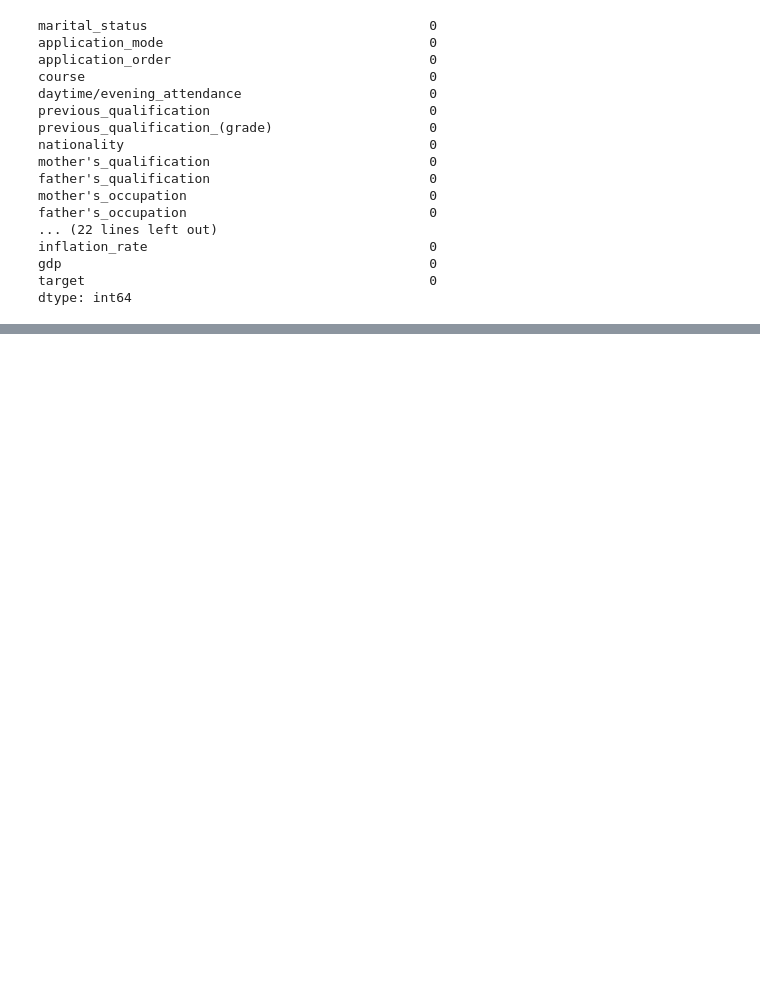
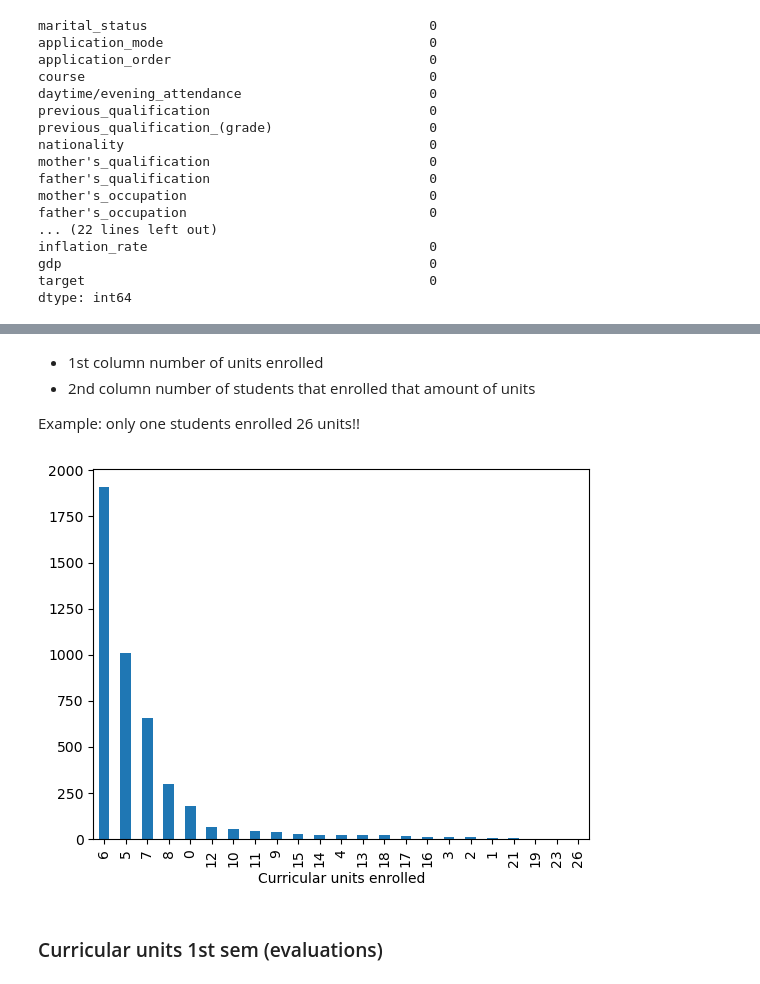
Before and after one commit to AndreJacobsPy/ai-academy-capstone, a Jupyter notebook: exploration.ipynb, the cells around one changed output, grey strips where cells are left out. Cells and saved outputs as stored; diff of their text form; code cells hidden in the pictures; blank space fills up the shorter version.

```diff
--- a/exploration.ipynb
+++ b/exploration.ipynb
@@ -662,0 +799,11 @@ dtype: int64
+# %% [markdown]
+- 1st column number of units enrolled
+- 2nd column number of students that enrolled that amount of units
+
+Example: only one students enrolled 26 units!!
+# %%
+df["curricular_units_1st_sem_(enrolled)"].value_counts().plot(kind="bar", xlabel = "Curricular units enrolled");
+# %% [output]
+[figure, added]
+# %% [markdown]
+### Curricular units 1st sem (evaluations)
```
Also changed, not shown: parts of 32 cells of this notebook.
